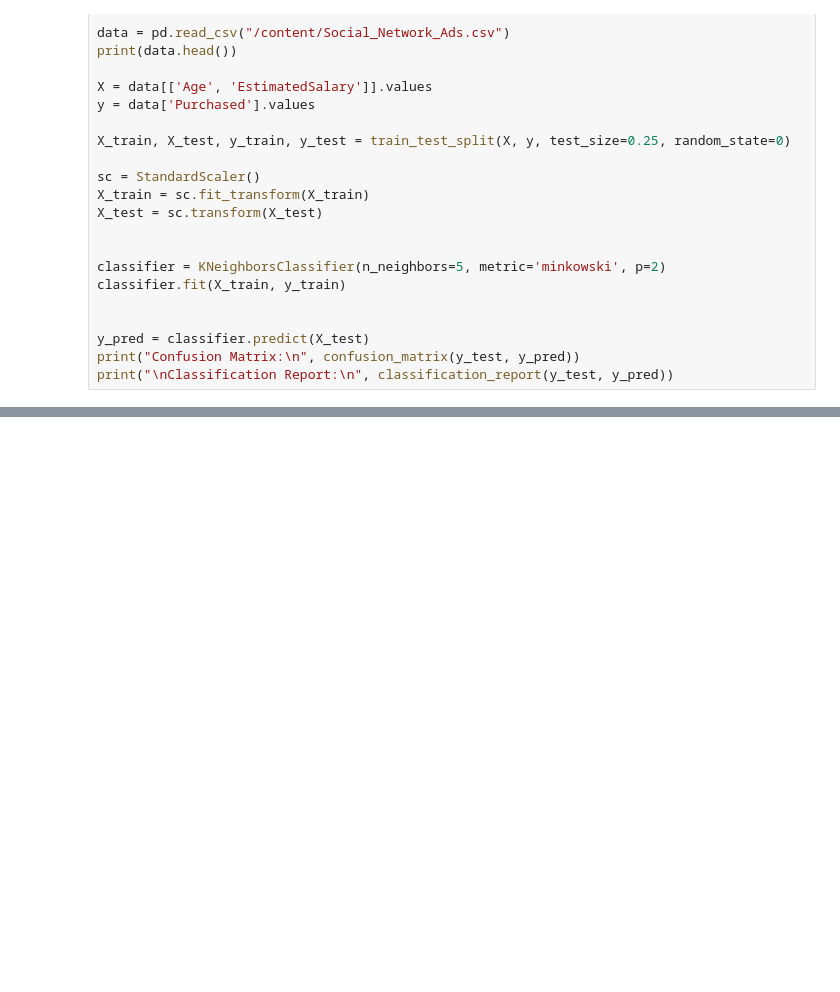
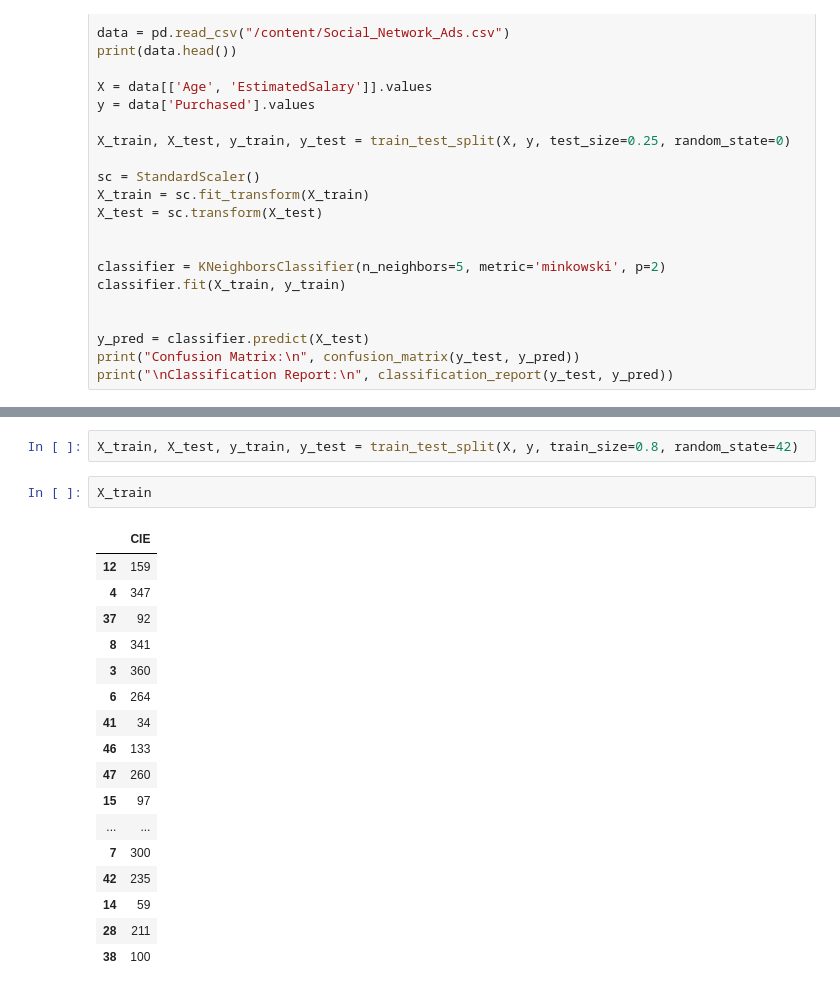
Before and after one commit to Adityavb121/23cs503, a Jupyter notebook: AIML_Lab_Exercise.ipynb, the cells around one changed output, grey strips where cells are left out. Cells and saved outputs as stored; diff of their text form; blank space fills up the shorter version.

```diff
--- a/AIML_Lab_Exercise.ipynb
+++ b/AIML_Lab_Exercise.ipynb
@@ -3516,0 +3708,22 @@ print("\nClassification Report:\n", classification_report(y_test, y_pred))
+# %%
+X_train, X_test, y_train, y_test = train_test_split(X, y, train_size=0.8, random_state=42)
+# %%
+X_train
+# %% [output]
+|  | CIE |
+| 12 | 159 |
+| 4 | 347 |
+| 37 | 92 |
+| 8 | 341 |
+| 3 | 360 |
+| 6 | 264 |
+| 41 | 34 |
+| 46 | 133 |
+| 47 | 260 |
+| 15 | 97 |
+| ... | ... |
+| 7 | 300 |
+| 42 | 235 |
+| 14 | 59 |
+| 28 | 211 |
+| 38 | 100 |
```
Also changed, not shown: parts of 13 cells of this notebook.
